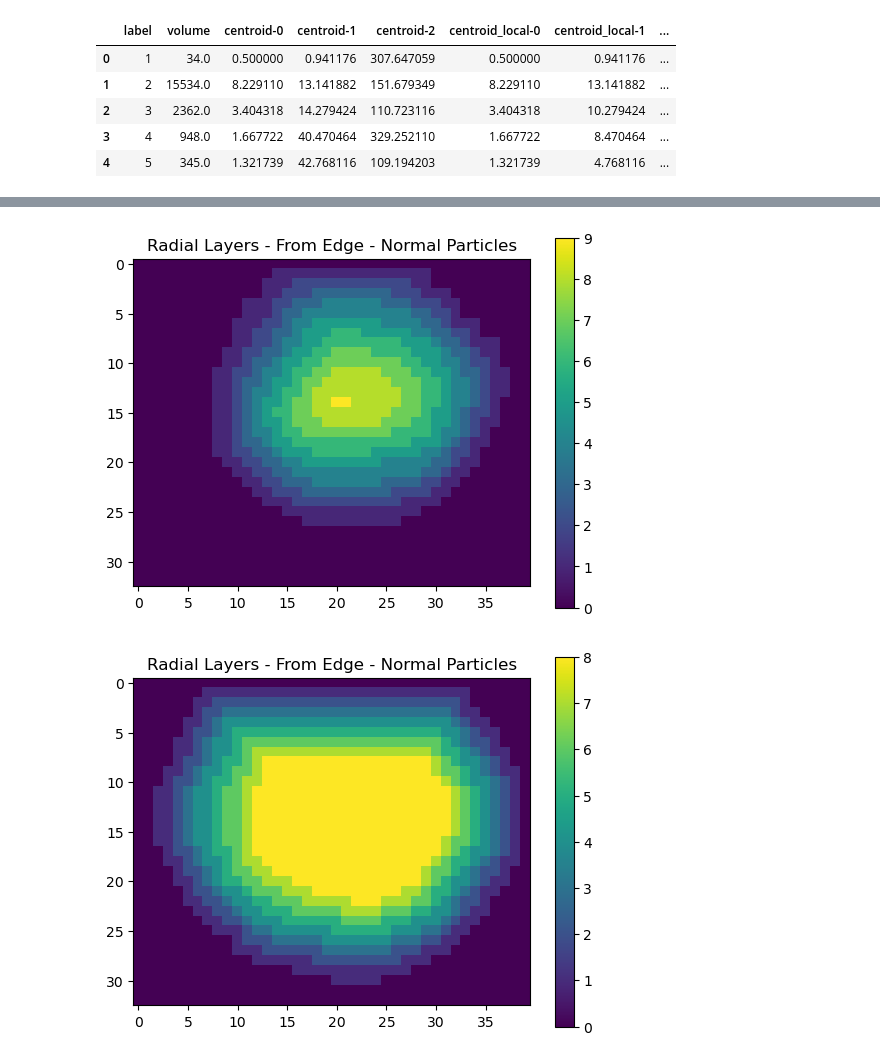
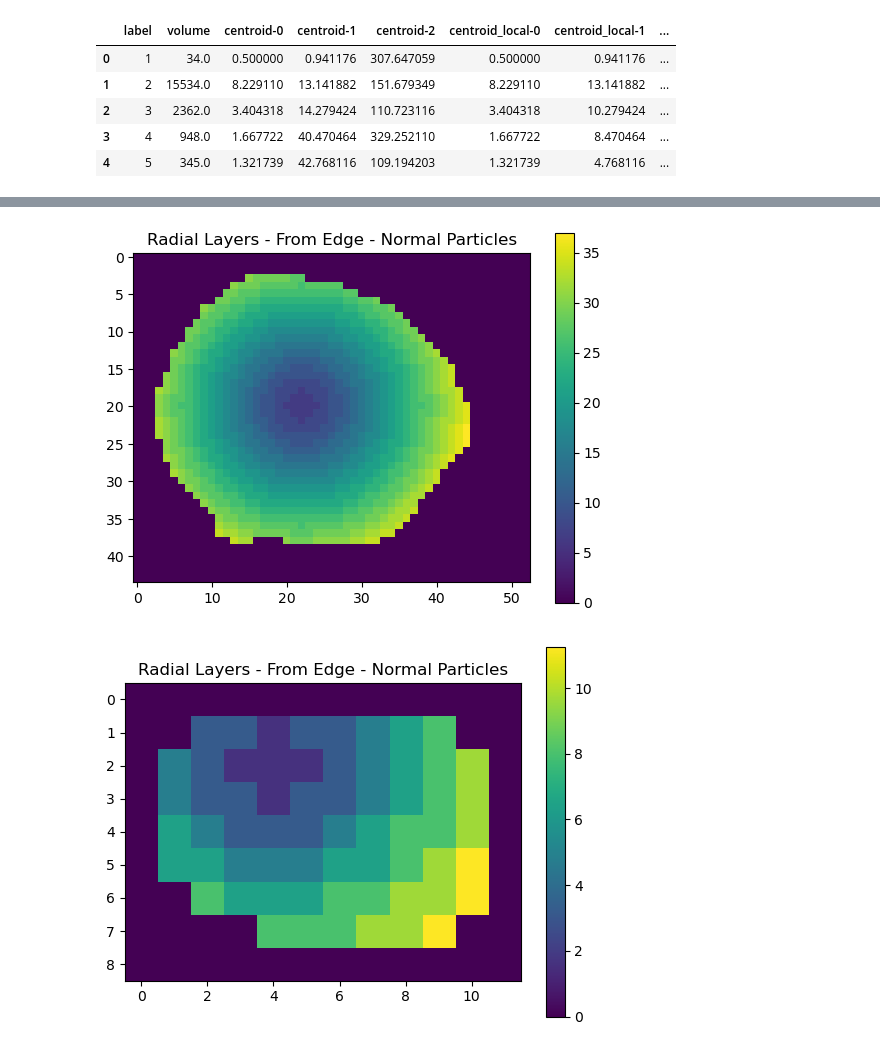
Before and after one commit to MaPhewJ/EIL_image_processing, a Jupyter notebook: GRAPES_example.ipynb, the cells around one changed output, grey strips where cells are left out. Cells and saved outputs as stored; diff of their text form; code cells hidden in the pictures.

```diff
--- a/GRAPES_example.ipynb
+++ b/GRAPES_example.ipynb
@@ -207,0 +230,8 @@ Name: label, dtype: int32
+# %%
+#data for GRAPES
+labels_array = io.volread('D:/data_files_for_grapes/132044/LABEL_ALT_132044.tiff')
+grey_array = io.volread('D:/data_files_for_grapes/132044/GREYREG_132044.tiff')
+# %%
+# GRAPES Analysis example normalising to the surface graylevel and calculating distance tranform from the centroid and specifying pixel size
+grapes_analysis_2 = grapes.GRAPES(labels_array, grey_array, normalised_by = 'surface', start_at = 'center', pixel_size = 1.607)
+grapes_analysis_2.head()
@@ -215,14 +254,18 @@ plt.show()
 # %%
-plt.imshow(np.array(grapes_analysis_1['GRAPES_distance_transform'][1])[0][15], cmap = 'viridis')
+# choose a random particle
+particle = grapes_analysis_2[grapes_analysis_2['label'] == 30].reset_index()
+plt.imshow(particle['GRAPES_distance_transform'][0][11], cmap = 'viridis')
 plt.title('Radial Layers - From Edge - Normal Particles')
 color_bar = plt.colorbar()
 plt.show()
 # %% [output]
-[figure, old version]
+[figure, new version]
 # %%
-plt.imshow(np.array(grapes_analysis_1['GRAPES_distance_transform'][1])[0][8], cmap = 'viridis')
+# choose a random particle
+particle = grapes_analysis_2[grapes_analysis_2['label'] == 420].reset_index()
+plt.imshow(particle['GRAPES_distance_transform'][0][4], cmap = 'viridis')
 plt.title('Radial Layers - From Edge - Normal Particles')
 color_bar = plt.colorbar()
 plt.show()
 # %% [output]
-[figure, old version]
+[figure, new version]
```
Also changed, not shown: parts of 17 cells of this notebook.
